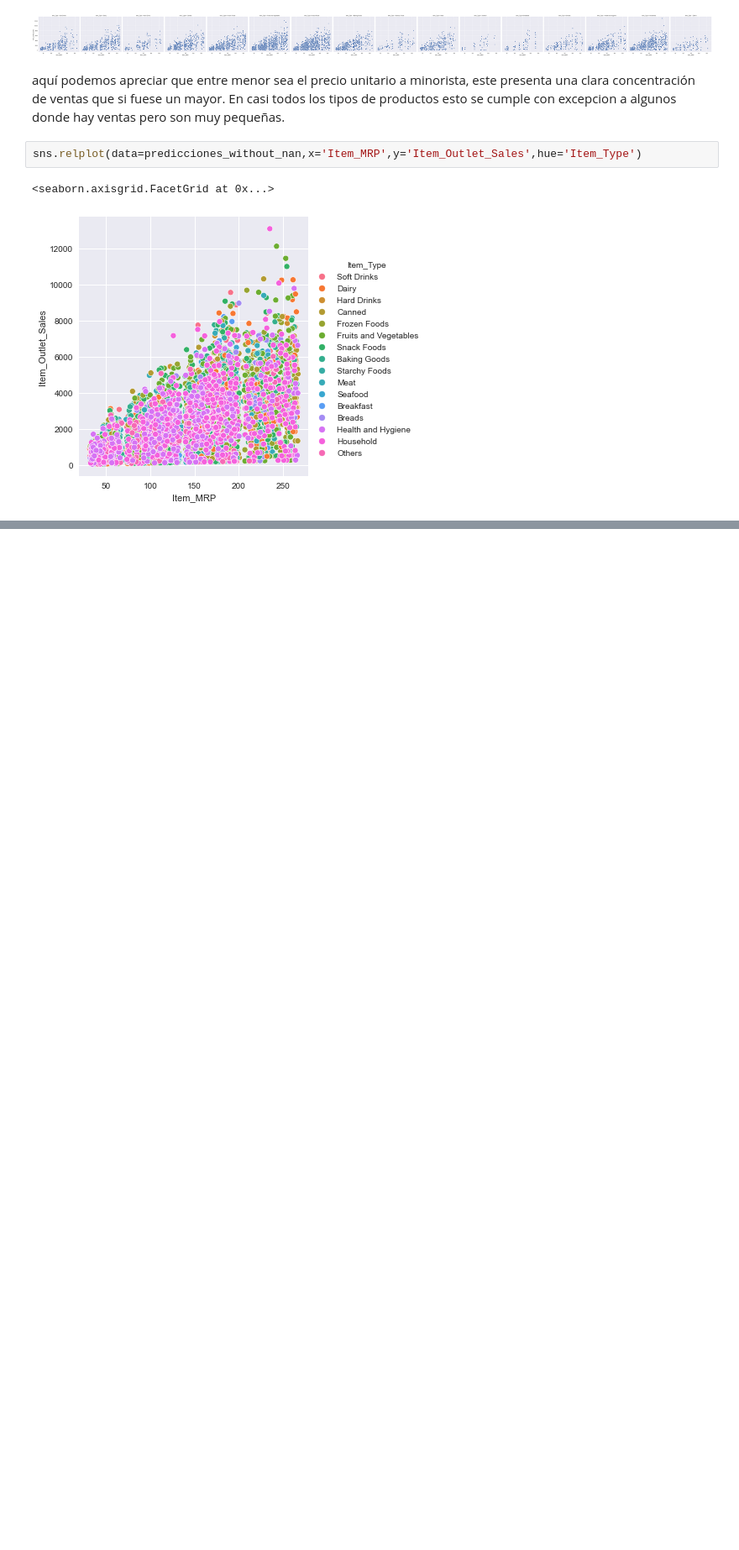
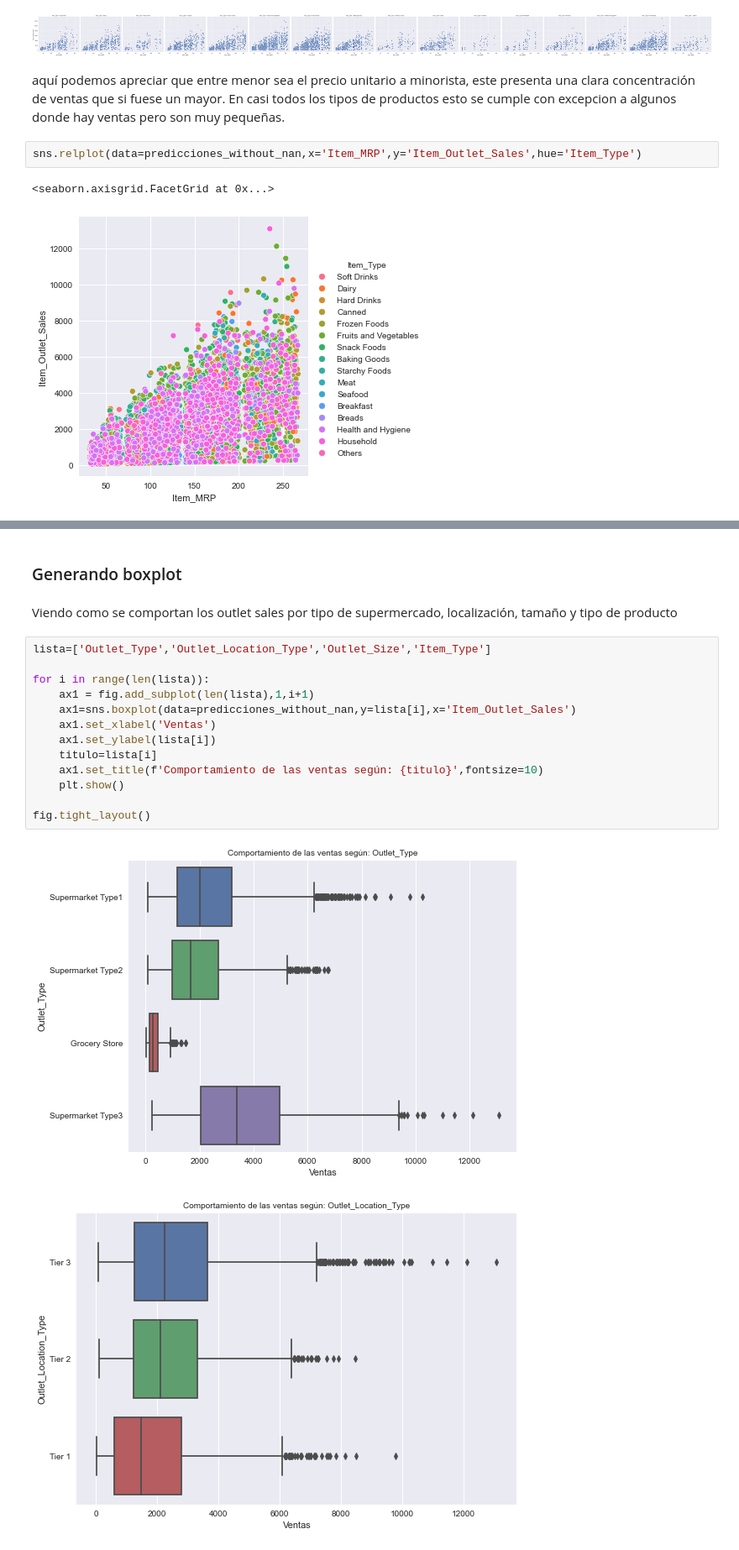
Before and after one commit to Elmatinho/predicciones-ventas, a Jupyter notebook: predicciones_ventas.ipynb, the cells around one changed output, grey strips where cells are left out. Shown at 84% size. Saved outputs shown, nothing was run; the diff lists cells and outputs as text; blank space fills up the shorter version.

```diff
--- a/predicciones_ventas.ipynb
+++ b/predicciones_ventas.ipynb
@@ -416,0 +518,20 @@ sns.relplot(data=predicciones_without_nan,x='Item_MRP',y='Item_Outlet_Sales',hue
+# %% [markdown]
+### Generando boxplot
+# %% [markdown]
+Viendo como se comportan los outlet sales por tipo de supermercado, localización, tamaño y tipo de producto
+# %%
+lista=['Outlet_Type','Outlet_Location_Type','Outlet_Size','Item_Type']
+
+for i in range(len(lista)):
+    ax1 = fig.add_subplot(len(lista),1,i+1)
+    ax1=sns.boxplot(data=predicciones_without_nan,y=lista[i],x='Item_Outlet_Sales')
+    ax1.set_xlabel('Ventas')
+    ax1.set_ylabel(lista[i])
+    titulo=lista[i]
+    ax1.set_title(f'Comportamiento de las ventas según: {titulo}',fontsize=10)
+    plt.show()
+
+fig.tight_layout()
+# %% [output]
+[figure, added]
+[figure, added]
```
Also changed, not shown: parts of 15 cells of this notebook.
